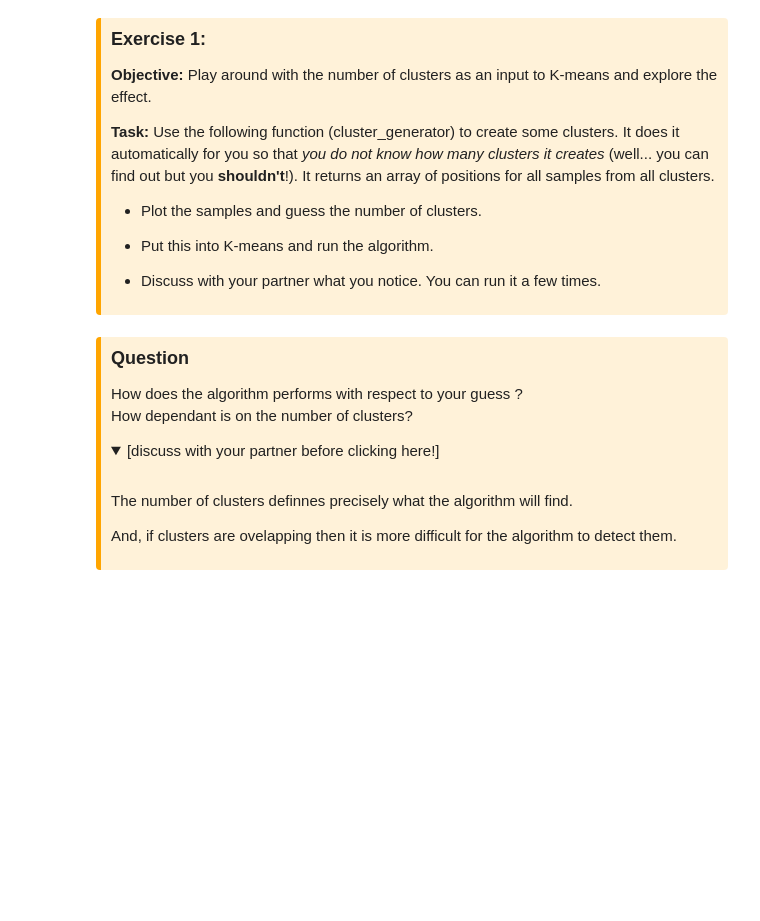
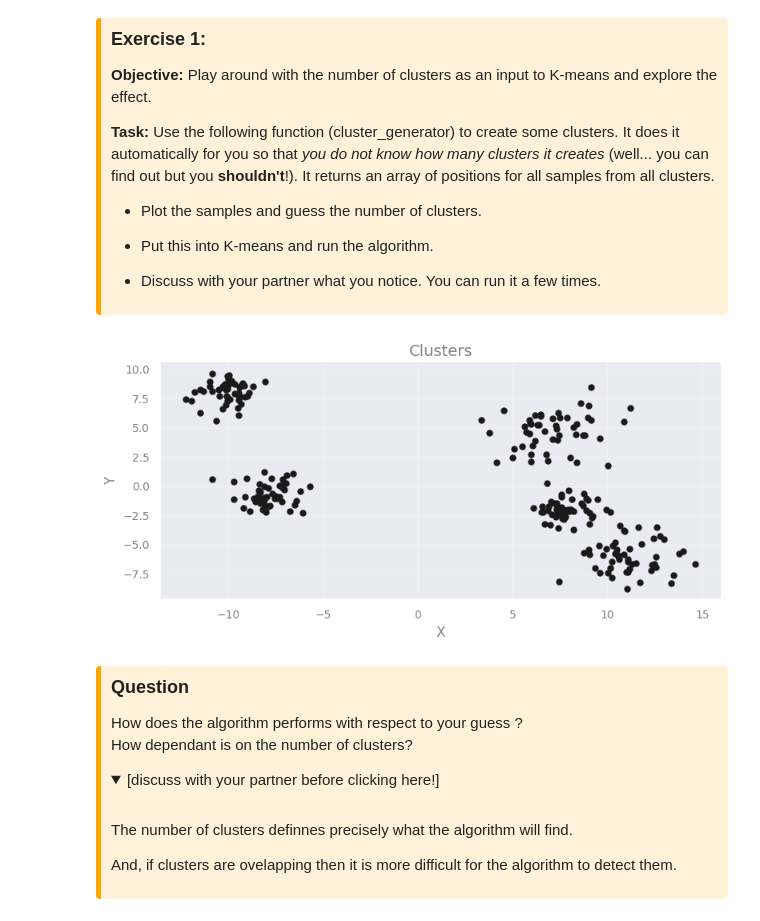
Before and after one commit to AstroStat-Academy/astrostat-school-8, a Jupyter notebook: Machine_Learning/Intro_and_Clustering.ipynb, the cells around one changed output. Saved outputs shown, nothing was run; the diff lists cells and outputs as text; code cells hidden in the pictures; folded sections open; blank space fills up the shorter version.

```diff
--- a/Machine_Learning/Intro_and_Clustering.ipynb
+++ b/Machine_Learning/Intro_and_Clustering.ipynb
@@ -294,15 +307,22 @@ plt.show()
 
 </div>
 # %%
-def cluster_generator(num_clusters=2, num_samples=50, verbose=False):
-    """ A function to automatically generate some clusters
-    randomly. It returns one single dataset (points with
-    x and y) and the cluster centers.
+def cluster_generator(num_samples=50, verbose=False, seed=None):
+    """ A function to automatically generate random
+    clusters. It returns one single dataset (points
+    with x and y) for all clusters (as a test set
+    for exercise) and the cluster centers.
 
-    num_samples: 50 , numper of points per cluster
-    verbose: False , not printing any information on
-    the clusters.
+    num_samples: 50    , numper of points per cluster
+    verbose:     False , not printing any information on
+                       the clusters
+    seed:        None  , generate random values, else
+                       assign a value for reproducability.
     """
+    # for reproducability
+    if seed is not None:
+            np.random.seed(seed)
+
     # automatically create a number of clusters in this range
     num_clusters = np.random.randint(3, 7)
 
@@ -311,30 +331,32 @@ def cluster_generator(num_clusters=2, num_samples=50, verbose=False):
 
     # Generate clusters with normal distribution
     center_clusters = []
     data_clusters = []
     for c in range(num_clusters):
         cluster_mean = [np.random.randint(-10, 15), np.random.randint(-10, 15)]
 #        print(cluster_mean)
         cluster_cov = [[np.random.randint(1,3), 0], [0, np.random.randint(1,3)]]
 #        print(cluster_cov)
         cluster_samples = np.random.multivariate_normal(cluster_mean,
                                                          cluster_cov,
                                                          num_cluster_samples)
         data_clusters.append(cluster_samples)
         center_clusters.append(cluster_mean)
 
         if verbose==True:
             print(cluster_mean)
             plt.scatter(cluster_samples[:,0],cluster_samples[:,1], label=f'Cluster {c}')
 
 
     data_clusters = np.concatenate(data_clusters, axis=0)
 #    print(center_clusters)
     return data_clusters, center_clusters
 
 
 # Generating and visualizing data
 X, Xc = cluster_generator()
 
 plt.plot(X[:,0], X[:,1] , '.k', ms=10)
 add_plot_info()
+# %% [output]
+[figure, added]
```
Also changed, not shown: parts of 46 cells of this notebook.
